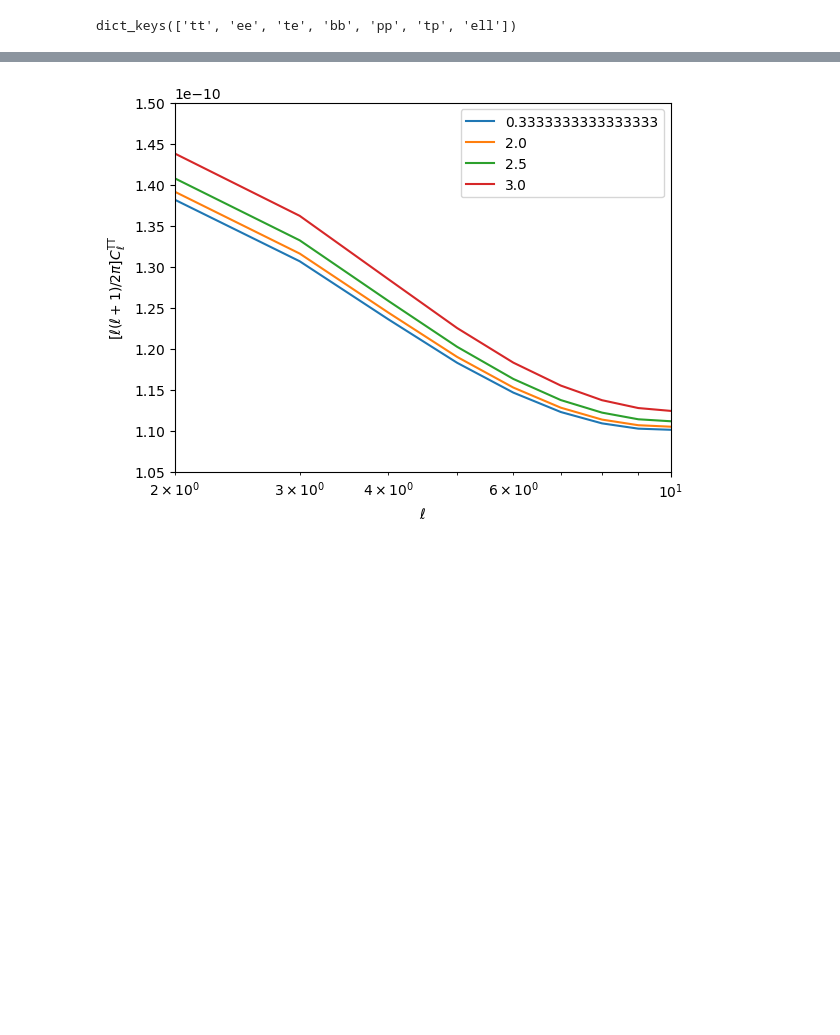
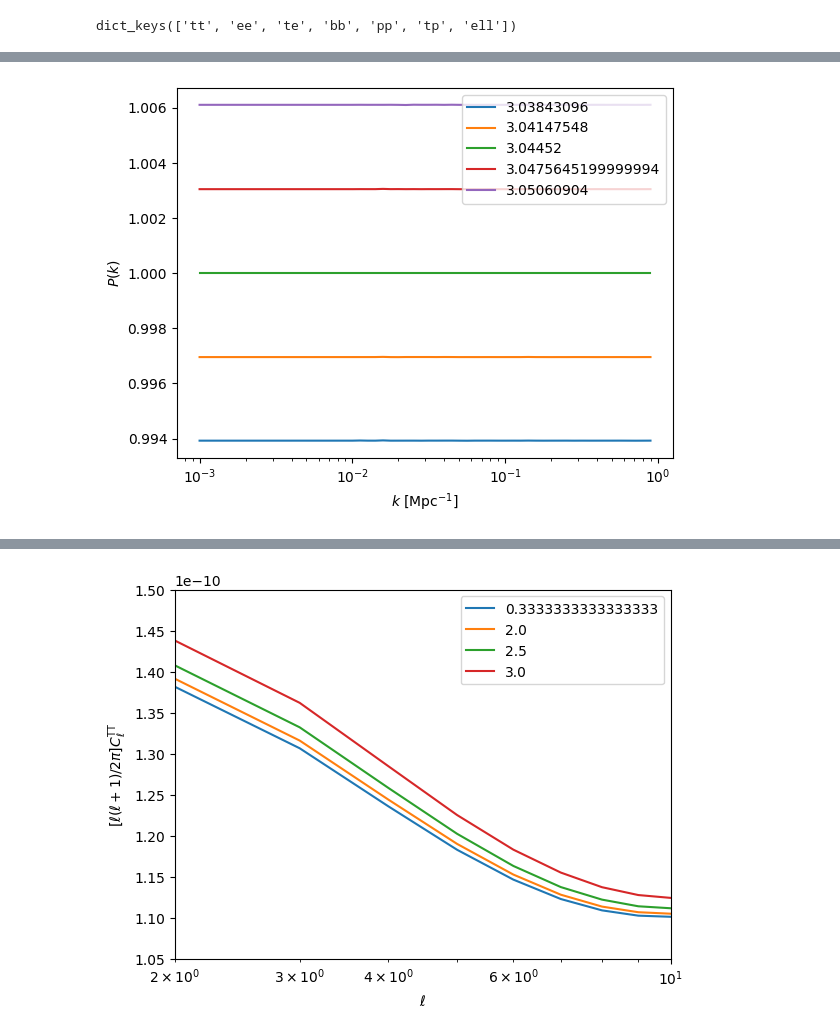
Before and after one commit to snesseris/class_alpha_attractor, a Jupyter notebook: notebooks/alpha_attractor.ipynb, the cells around one changed output, grey strips where cells are left out. Drawn from its saved outputs; the diff is of its cells as text; code cells hidden in the pictures; blank space fills up the shorter version.

```diff
--- a/notebooks/alpha_attractor.ipynb
+++ b/notebooks/alpha_attractor.ipynb
@@ -17,8 +18,9 @@ scf_param_vec = str(gamma)+comma+str(alpha)+comma+str(nothing)+comma+str(eps)+co
 common_params = {'omega_b':0.0223828,
 				'omega_cdm':0.1201075,
 				'h':0.67810,
-				'A_s':2.100549e-09,
-				'n_s':0.9660499,
+				#'A_s':2.2e-09,
+				'ln_A_s_1e10':3.091042453358316,
+				'n_s':0.96,
 				'tau_reio':0.05430842,
 				'output':'tCl,pCl,lCl,mPk',
 				'lensing':'yes',
@@ -63,3 +82,19 @@ plt.show()
 # optional: reset parameters to default in case you want
 # to set different parameters and rerun LambdaCDM.compute()
 LambdaCDM.empty()
+# %%
+fid_As= 3.04452
+eps_d = 0.001
+logAs = [fid_As*(1-2*eps_d), fid_As*(1-eps_d), fid_As, fid_As*(1+eps_d), fid_As*(1+2*eps_d)]
+pks_loop = []
+ks=10**np.arange(-3,0,0.05)
+
+gamma = 127
+alpha = 7/3.
+nothing = 0
+eps = 0
+phi_ini = -10.
+phi_dot_ini = 0.
+comma = ','
+
+scf_param_vec = str(gamma)+comma+str(alpha)+comma+str(nothing)+comma+str(eps)+comma+str(phi_ini)+comma+str(phi_dot_ini)
@@ -65,0 +134,18 @@ LambdaCDM.empty()
+# %%
+# plot Pks
+plt.figure(1)
+plt.xscale('log');
+plt.yscale('linear');
+#plt.xlim(2,10);
+#plt.ylim(1.05e-10,1.5e-10);
+plt.xlabel(r'$k~[\mathrm{Mpc}^{-1}]$')
+plt.ylabel(r'$P(k)$')
+for i in range(len(pks_loop)):
+    pkk = []
+    for j in range(len(pks_loop[i])):
+        pkk.append(pks_loop[i][j]/pks_loop[2][j])
+    plt.plot(ks,pkk,'-', label=str(logAs[i]))
+plt.legend(loc='upper right')
+plt.show()
+# %% [output]
+[figure, added]
```
Also changed, not shown: parts of 12 cells of this notebook.
